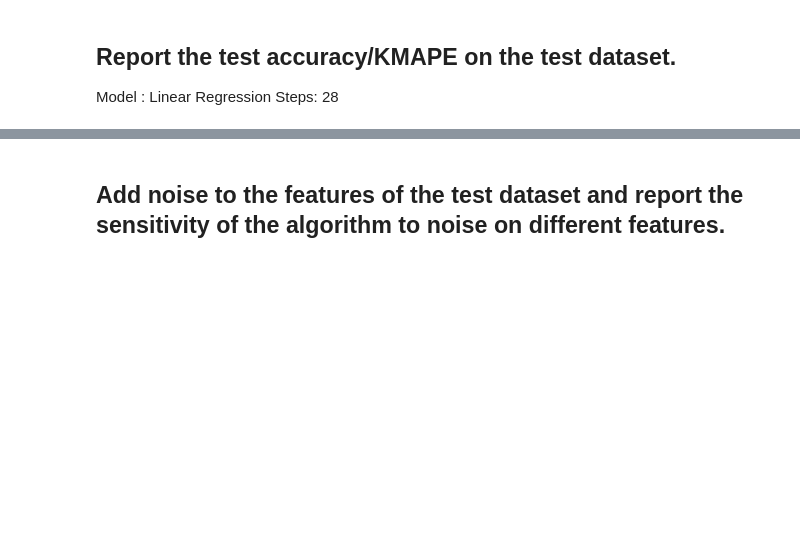
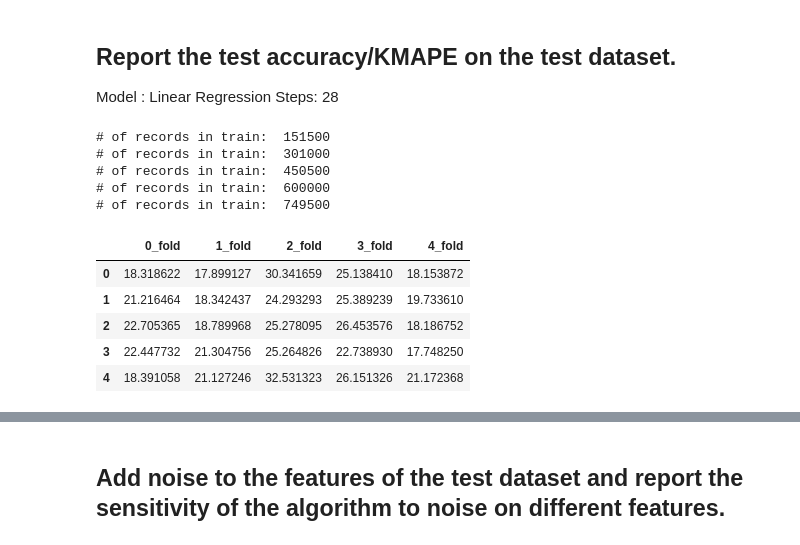
Before and after one commit to MorrisQiu/DemandForecast, a Jupyter notebook: SalesForecast-V3.ipynb, the cells around one changed output, grey strips where cells are left out. Saved outputs shown, nothing was run; the diff lists cells and outputs as text; code cells hidden in the pictures; blank space fills up the shorter version.

Commit message:
Add predict testing

```diff
--- a/SalesForecast-V3.ipynb
+++ b/SalesForecast-V3.ipynb
@@ -636,3 +638,30 @@ Text(0.5, 1.0, 'Steps Tuning')
 
 Model : Linear Regression
 Steps: 28
+# %%
+steps = [('28_step',LagTimes('sales','store','item',28,dropna=True))]
+lag_28 = Pipeline(steps).fit_transform(df_train)
+
+steps = [('cv',cvTimeSeriesSplit(n_splits=5))]
+cv = Pipeline(steps).fit_transform(lag_28)
+
+model1_2 = LinearRegression()
+
+steps = [('28_step',LagTimes('sales','store','item',28,dropna=True)),
+        ('predic_1_3',TimeSeriesRegressor(model=model1_2,cv=cv,scoring=smape,verbosity=True))]
+lag_28_p = Pipeline(steps).fit(df_train)
+# %%
+prediction = lag_28_p.fit(df_test)
+prediction.head()
+# %% [output]
+# of records in train:  151500
+# of records in train:  301000
+# of records in train:  450500
+# of records in train:  600000
+# of records in train:  749500
+|  | 0_fold | 1_fold | 2_fold | 3_fold | 4_fold |
+| 0 | 18.318622 | 17.899127 | 30.341659 | 25.138410 | 18.153872 |
+| 1 | 21.216464 | 18.342437 | 24.293293 | 25.389239 | 19.733610 |
+| 2 | 22.705365 | 18.789968 | 25.278095 | 26.453576 | 18.186752 |
+| 3 | 22.447732 | 21.304756 | 25.264826 | 22.738930 | 17.748250 |
+| 4 | 18.391058 | 21.127246 | 32.531323 | 26.151326 | 21.172368 |
```
Also changed, not shown: parts of 4 cells of this notebook.
